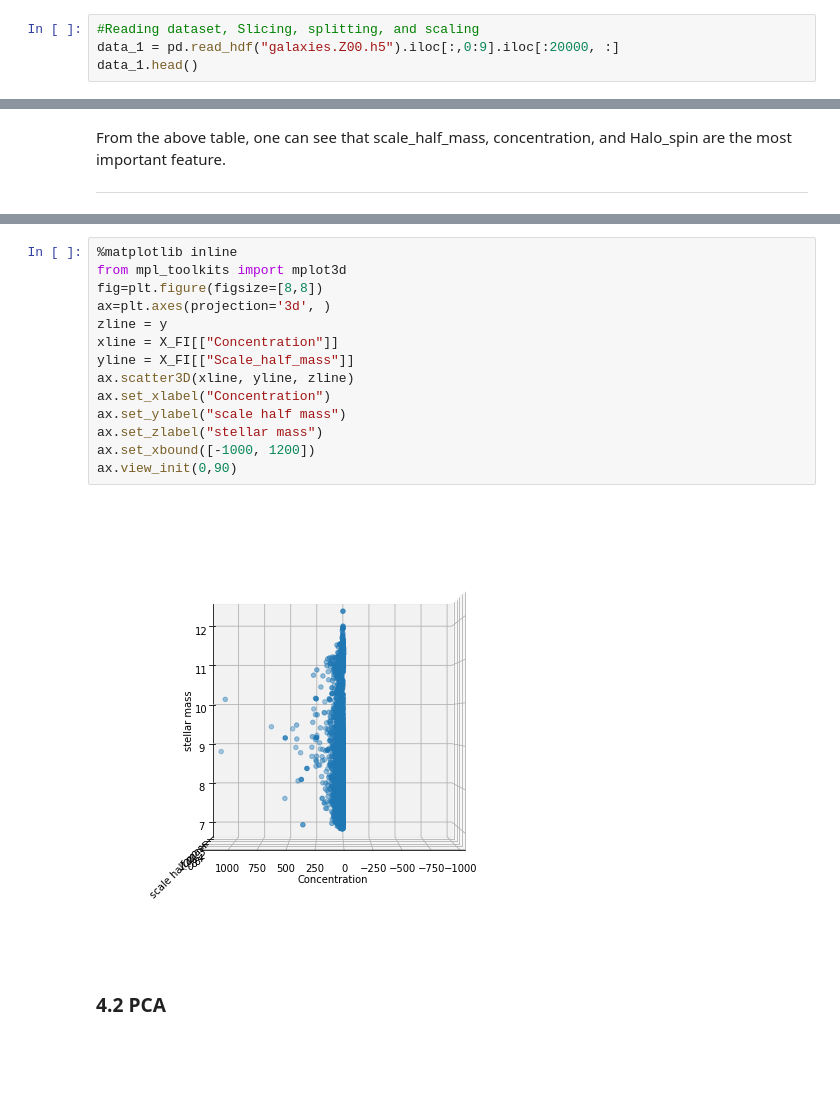
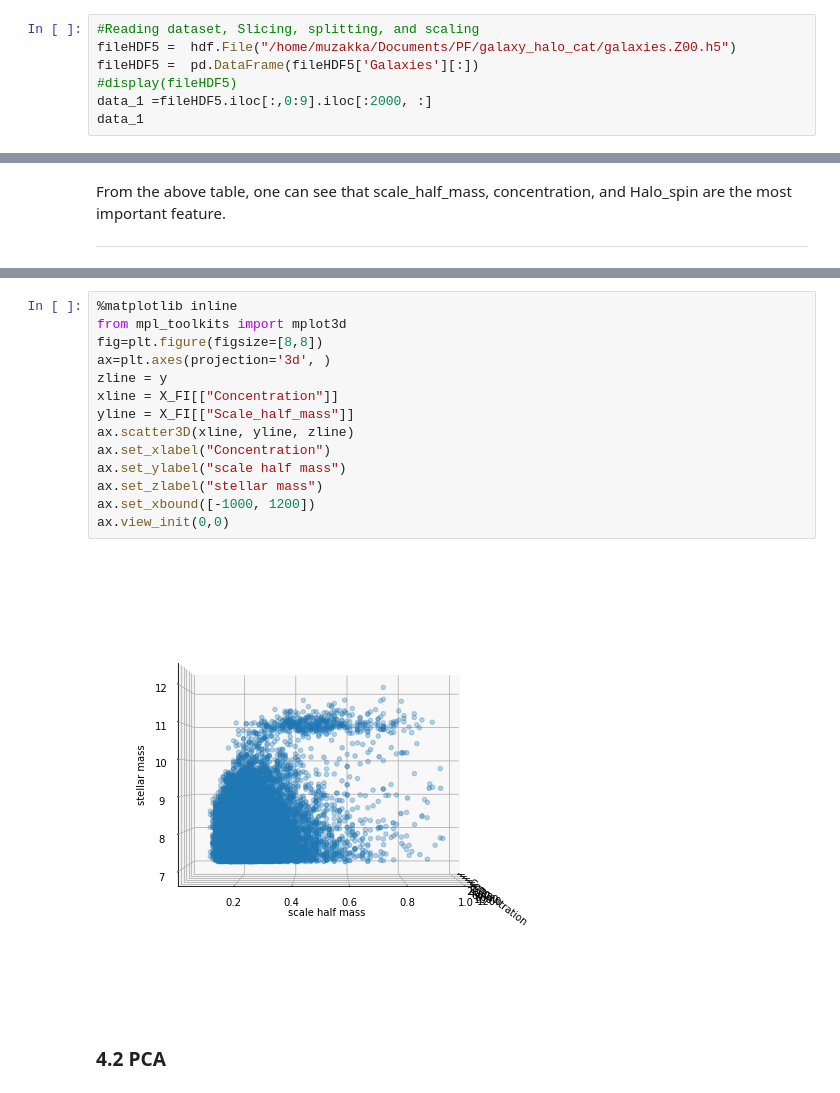
Before and after one commit to khoirulmuzakka/Galaxy_DarkMatterHalo_ML, a Jupyter notebook: galaxy_dark_matter_halo.ipynb, the cells around one changed output, grey strips where cells are left out. Cells and saved outputs as stored; diff of their text form; blank space fills up the shorter version.

Commit message:
Updated pandas read HDF5

```diff
--- a/galaxy_dark_matter_halo.ipynb
+++ b/galaxy_dark_matter_halo.ipynb
@@ -32,7 +51,10 @@ pd.options.display.max_rows
 # %%
 #Reading dataset, Slicing, splitting, and scaling
-data_1 = pd.read_hdf("galaxies.Z00.h5").iloc[:,0:9].iloc[:20000, :]
-data_1.head()
+fileHDF5 =  hdf.File("/home/muzakka/Documents/PF/galaxy_halo_cat/galaxies.Z00.h5")
+fileHDF5 =  pd.DataFrame(fileHDF5['Galaxies'][:])
+#display(fileHDF5)
+data_1 =fileHDF5.iloc[:,0:9].iloc[:2000, :]
+data_1
 # %% [output]
 |  | Halo_mass | Halo_growth_rate | Halo_mass_peak | Scale_peak_mass | Scale_half_mass | Halo_radius | ... |
 | 0 | 11.291506 | 0.000000 | 11.933064 | 0.52 | 0.26 | 0.153729 | ... |
@@ -356,19 +388,19 @@ Standard Deviation: 0.16517102519248394
 # %%
 %matplotlib inline
 from mpl_toolkits import mplot3d
 fig=plt.figure(figsize=[8,8])
 ax=plt.axes(projection='3d', )
 zline = y
 xline = X_FI[["Concentration"]]
 yline = X_FI[["Scale_half_mass"]]
 ax.scatter3D(xline, yline, zline)
 ax.set_xlabel("Concentration")
 ax.set_ylabel("scale half mass")
 ax.set_zlabel("stellar mass")
 ax.set_xbound([-1000, 1200])
-ax.view_init(0,90)
+ax.view_init(0,0)
 # %% [output]
-[figure, old version]
+[figure, new version]
 # %% [markdown]
 ### 4.2 PCA
 # %%
```
Also changed, not shown: parts of 15 cells of this notebook.
